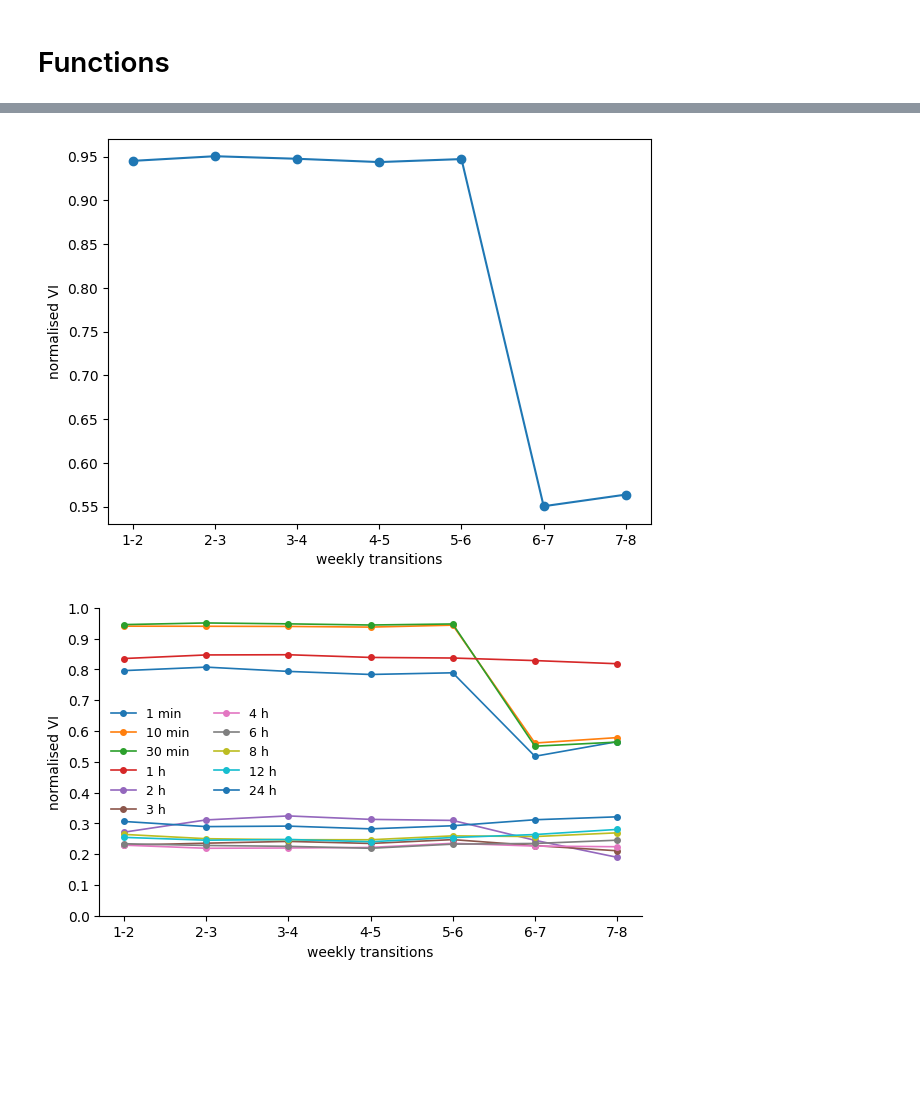
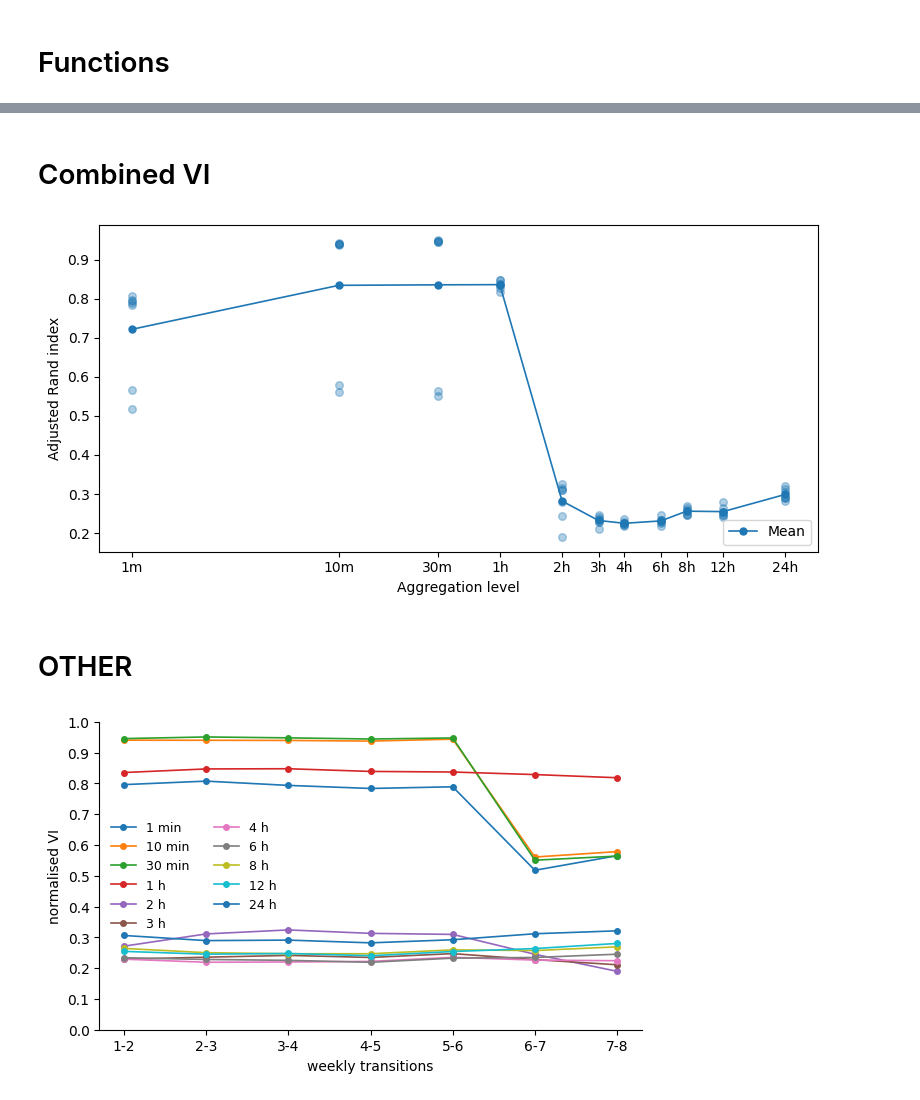
Before and after one commit to Tarun-Rajan99/MSc-Project, a Jupyter notebook: 03_working_notebooks/Phase2/VI/VI_efficient.ipynb, the cells around one changed output, grey strips where cells are left out. Saved outputs shown, nothing was run; the diff lists cells and outputs as text; code cells hidden in the pictures; blank space fills up the shorter version.

```diff
--- a/03_working_notebooks/Phase2/VI/VI_efficient.ipynb
+++ b/03_working_notebooks/Phase2/VI/VI_efficient.ipynb
@@ -86,10 +86,9 @@ def cluster_preprocess(features_df, X_scaled, week):
 
     return features_week, X_scaled_week
 # %%
-# Fit k-means
-def fit_kmeans(features_df, X_scaled, week, k):
+def fit_kmeans(features_df, X_scaled, week, k, buckets_per_week):
 
-    features_week, X_scaled_week = cluster_preprocess(features_df, X_scaled, week)
+    features_week, X_scaled_week = cluster_preprocess(features_df, X_scaled, week,buckets_per_week)
 
     km = KMeans(n_clusters=k, random_state=123, n_init=10)
     labels = km.fit_predict(X_scaled_week)
@@ -118,25 +117,20 @@ def vi_by_week(df, agg_hours, k):
 
     agg_minutes = round(agg_hours * 60)
 
-    global buckets_per_week
     buckets_per_week = minutes_per_week // agg_minutes
 
-    # Build features
     features_df = build_features(df, agg_minutes)
 
-    # Standardise features
     X = features_df.select(feature_cols).to_numpy()
     scaler = StandardScaler()
     X_scaled = scaler.fit_transform(X)
 
-    # Cluster each week in parallel
     weekly_results = dict(
         Parallel(n_jobs=-1)(
-            delayed(fit_kmeans)(features_df, X_scaled, week, k) for week in range(1, n_weeks + 1)
+            delayed(fit_kmeans)(features_df, X_scaled, week, k, buckets_per_week) for week in range(1, n_weeks + 1)
         )
     )
 
-    # VI (clustering stability) scores between consecutive weeks
     VI_scores = {}
 
     for week in range(1, n_weeks):
@@ -300,12 +160,36 @@ VI_scores_30m = vi_by_week(df, agg_hours = 0.5, k=k_optimal)
-# %%
-fig, ax = plt.subplots(figsize=(7,5))
-
-plt.plot(list(VI_scores_30m.values()), marker='o')
-plt.ylabel('normalised VI')
-plt.xlabel('weekly transitions')
-plt.xticks(ticks=range(len(transition_labels)), labels=transition_labels);
-# %% [output]
-[figure, removed]
+# %% [markdown]
+# Combined VI
+# %%
+levels = {'1 min': 1/60, '10 min': 1/6, '30 min': 0.5, '1 h': 1,
+              '2 h': 2, '3 h': 3, '4 h': 4, '6 h': 6, '8 h': 8, '12 h': 12, '24 h': 24}
+# %%
+results = {name: vi_by_week(df, h, k_optimal) for name, h in levels.items()}
+# %%
+# Plot of VIs & mean for each aggregtion level
+fig, ax = plt.subplots(figsize=(8, 4))
+
+agg_levels = np.array([h for _, h in levels.items() ])
+var_info = [np.array(list(results[name].values())) for name in levels]
+
+means = np.array([vi.mean() for vi in var_info])
+
+for x, aris in zip(agg_levels, var_info):
+    ax.scatter(x * np.ones(len(aris)), aris, color='tab:blue', alpha=0.35, s=30, zorder=2)
+
+ax.plot(agg_levels, means , marker='o', ms=5, lw=1.2, zorder=3, label='Mean')
+
+ax.set_xscale('log')
+ax.set_xticks(agg_levels)
+ax.set_xticklabels(['1m','10m','30m','1h','2h','3h','4h','6h','8h','12h','24h'])
+ax.minorticks_off()
+ax.set_xlabel('Aggregation level')
+ax.set_ylabel('Adjusted Rand index')
+ax.legend(loc='lower right')
+plt.tight_layout()
+# %% [output]
+[figure, added]
+# %% [markdown]
+# OTHER
 # %%
 # All VI series, ordered from finest to coarsest aggregation
 all_vi = {
```
Also changed, not shown: parts of 33 cells of this notebook, 4 other files.
